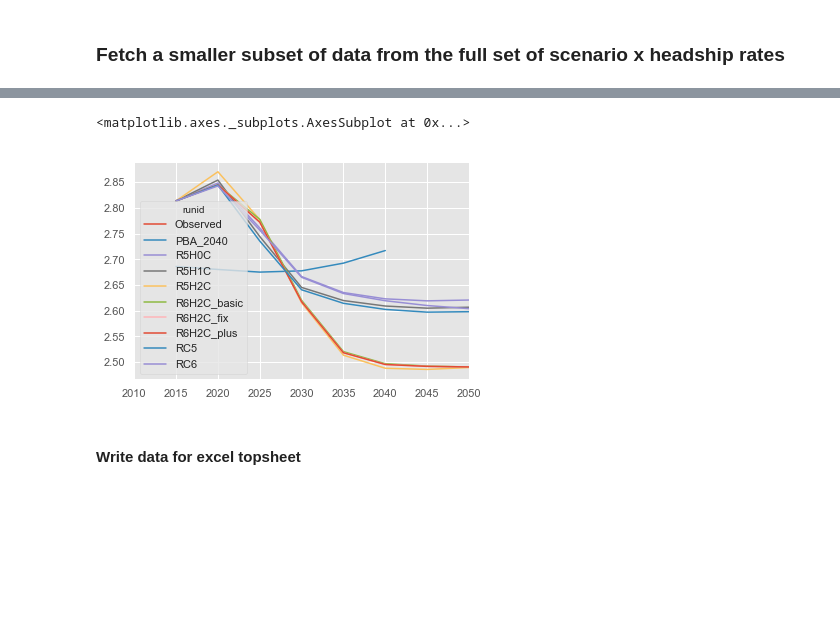
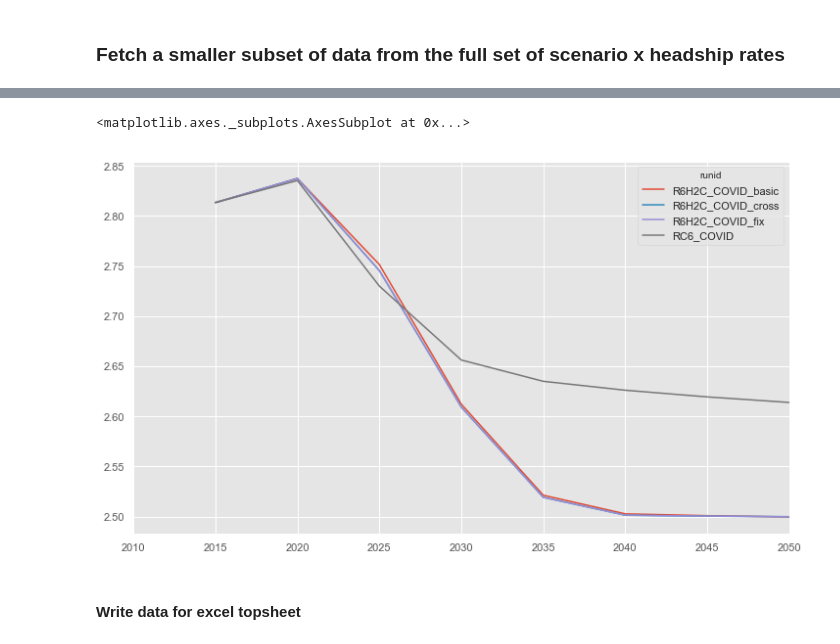
Before and after one commit to BayAreaMetro/regional_forecast, a Jupyter notebook: household_forecast/REGPROJ-HHPROJ 1 - Total household projection PBA2050 Phased HR.ipynb, the cells around one changed output, grey strips where cells are left out. Saved outputs shown, nothing was run; the diff lists cells and outputs as text; code cells hidden in the pictures; blank space fills up the shorter version.

Commit message:
Updated notebooks
Added COVID-19 adjusted REMI runs

```diff
--- a/household_forecast/REGPROJ-HHPROJ 1 - Total household projection PBA2050 Phased HR.ipynb
+++ b/household_forecast/REGPROJ-HHPROJ 1 - Total household projection PBA2050 Phased HR.ipynb
@@ -182,7 +191,13 @@ scenario_to_headship_map={'PBA_2040':'HR PBA 2040',
                           'R6H2C_basic':'HR Phased',#'HR Bay Area Census 2000',
                          'R6H2C_fix':'HR Phased',#'HR Bay Area Census 2000',
                          'R6H2C_plus':'HR Phased',#,'HR Bay Area Census 2000',
-                         'RC6': 'HR Bay Area ACS 14-18'
+                         'RC6': 'HR Bay Area ACS 14-18',
+
+                          ## draft blueprint -v COVID-19
+                          'R6H2C_COVID_basic':'HR Phased',#'HR Bay Area Census 2000',
+                         'R6H2C_COVID_fix':'HR Phased',#'HR Bay Area Census 2000',
+                         'R6H2C_COVID_cross':'HR Phased',#,'HR Bay Area Census 2000',
+                         'RC6_COVID': 'HR Bay Area ACS 14-18'
                          }
 # %%
 output_path = os.path.join(drop,'Data')
@@ -302,11 +319,15 @@ Obs  Obs     2,665,734.0000
 Name: U Occupied, dtype: float64
 # %% [markdown]
 ### That was all historic data. Now fetch and process a number of REMI data files for the current forecast
+# %%
+covidpaths=[]
 # %%
 # ## create output folders for REMI data export
 
-# for concept in ['employment','labortot','labor','income','population','economy','across','occupations']:
-#     for k,v in scenarios.iteritems():
-#         newpath=os.path.join(drop,'Data/REMI/{conc}/{sc}'.format(conc=concept,sc=k))
-#         if not os.path.exists(newpath):
-#             os.makedirs(newpath)
+for concept in ['employment','labortot','labor','income','population','economy','across','occupations']:
+    for k,v in scenarios.iteritems():
+        newpath=os.path.join(drop,'Data/REMI/{conc}/{sc}'.format(conc=concept,sc=k))
+        if 'COVID' in newpath:
+            covidpaths.append(newpath)
+        if not os.path.exists(newpath):
+            os.makedirs(newpath)
@@ -341,6 +446,7 @@ remipop=(outdata.stack()*1000).round(0).astype(np.int32).reset_index(name='value
 
 remipop=remipop.rename(columns={'Race':'rac_ethn','level_5':'Year'})
 remipop['sex']=remipop.Gender.str.lower()
+remipop['age_coarse']=pd.cut(remipop.Ages.str.extract('(\d{1,3})',expand=False).astype(int),right=False,bins=diffbreaks_dave,labels=agebreaker(diffbreaks_dave)).astype(str)
 remipop['age_fine']=pd.cut(remipop.Ages.str.extract('(\d{1,3})',expand=False).astype(int),right=False,bins=diffbreaks_custom,labels=agebreaker(diffbreaks_custom)).astype(str)
 remipop['age_grp_5']=pd.cut(remipop.Ages.str.extract('(\d{1,3})',expand=False).astype(np.int32),bins=breaks_5,
            labels=agebreaker2(breaks_5),include_lowest=True,right=False)
@@ -1020,10 +1159,10 @@ topsheet_hh_curated.loc(0)[:,BLUEPRINT_RUNS][YEARS_5_str].stack().sum(level=[0,1
 # %%
 ## note the drop in average household size - largely driven by a relatively older population
 
-(topsheet_hhpop/topsheet_hh_curated.sum(level='runid'))[YEARS_5_str].T.plot()
+(topsheet_hhpop/topsheet_hh_curated.sum(level='runid'))[YEARS_5_str].T.filter(regex='COVID').plot()
 # %% [output]
 <matplotlib.axes._subplots.AxesSubplot at 0x...>
-[figure, old version]
+[figure, new version]
 # %%
 # ## for r
 # topsheet_hh_curated_r=topsheet_hh_curated.stack().reset_index(name='value').rename(columns={'level_2':'year'})
```
Also changed, not shown: parts of 28 cells of this notebook, 1 other file.
